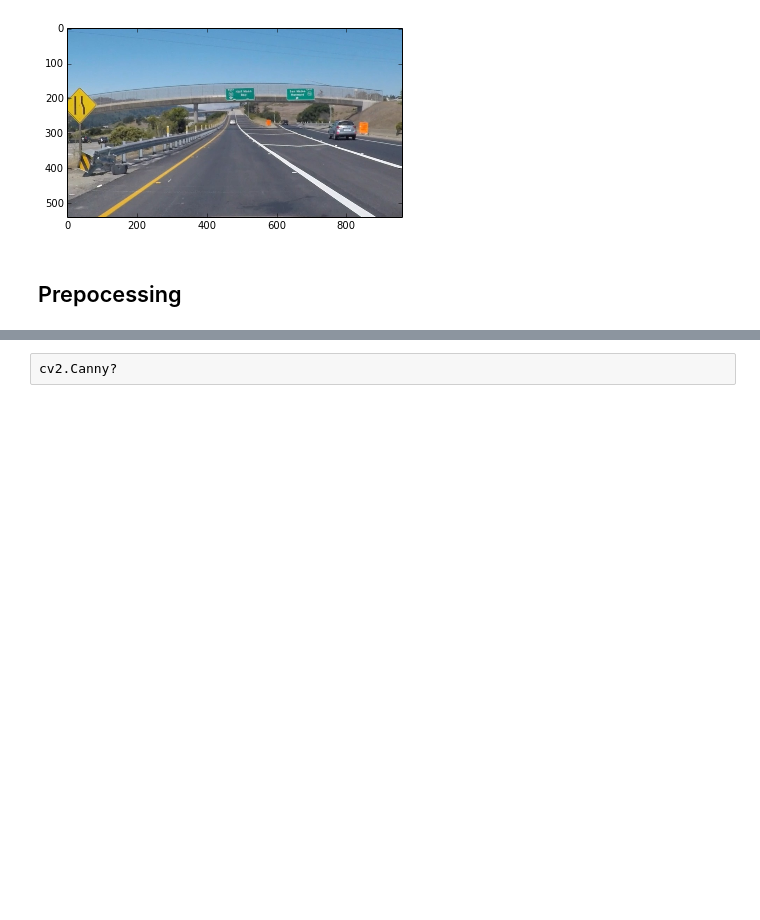
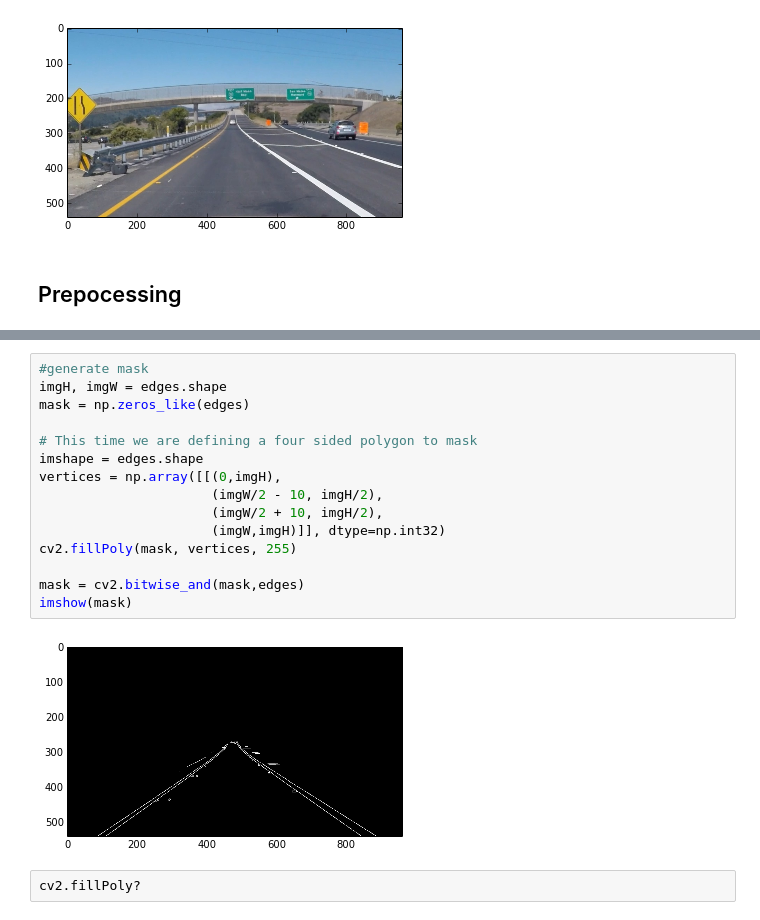
Before and after one commit to lochappy/Self-Driving-Car-ND, a Jupyter notebook: term_01/less02_finding_land_lines/03_Canny_Edge_Detection.ipynb, the cells around one changed output, grey strips where cells are left out. Drawn from its saved outputs; the diff is of its cells as text; blank space fills up the shorter version.

Commit message:
Creating mask

```diff
--- a/term_01/less02_finding_land_lines/03_Canny_Edge_Detection.ipynb
+++ b/term_01/less02_finding_land_lines/03_Canny_Edge_Detection.ipynb
@@ -45,2 +45,19 @@ plt.imshow(edges,cmap='gray')
+# %%
+#generate mask
+imgH, imgW = edges.shape
+mask = np.zeros_like(edges)
+
+# This time we are defining a four sided polygon to mask
+imshape = edges.shape
+vertices = np.array([[(0,imgH),
+                      (imgW/2 - 10, imgH/2),
+                      (imgW/2 + 10, imgH/2),
+                      (imgW,imgH)]], dtype=np.int32)
+cv2.fillPoly(mask, vertices, 255)
+
+mask = cv2.bitwise_and(mask,edges)
+imshow(mask)
+# %% [output]
+[figure, added]
 # %%
-cv2.Canny?
+cv2.fillPoly?
```
Also changed, not shown: parts of 2 cells of this notebook.
